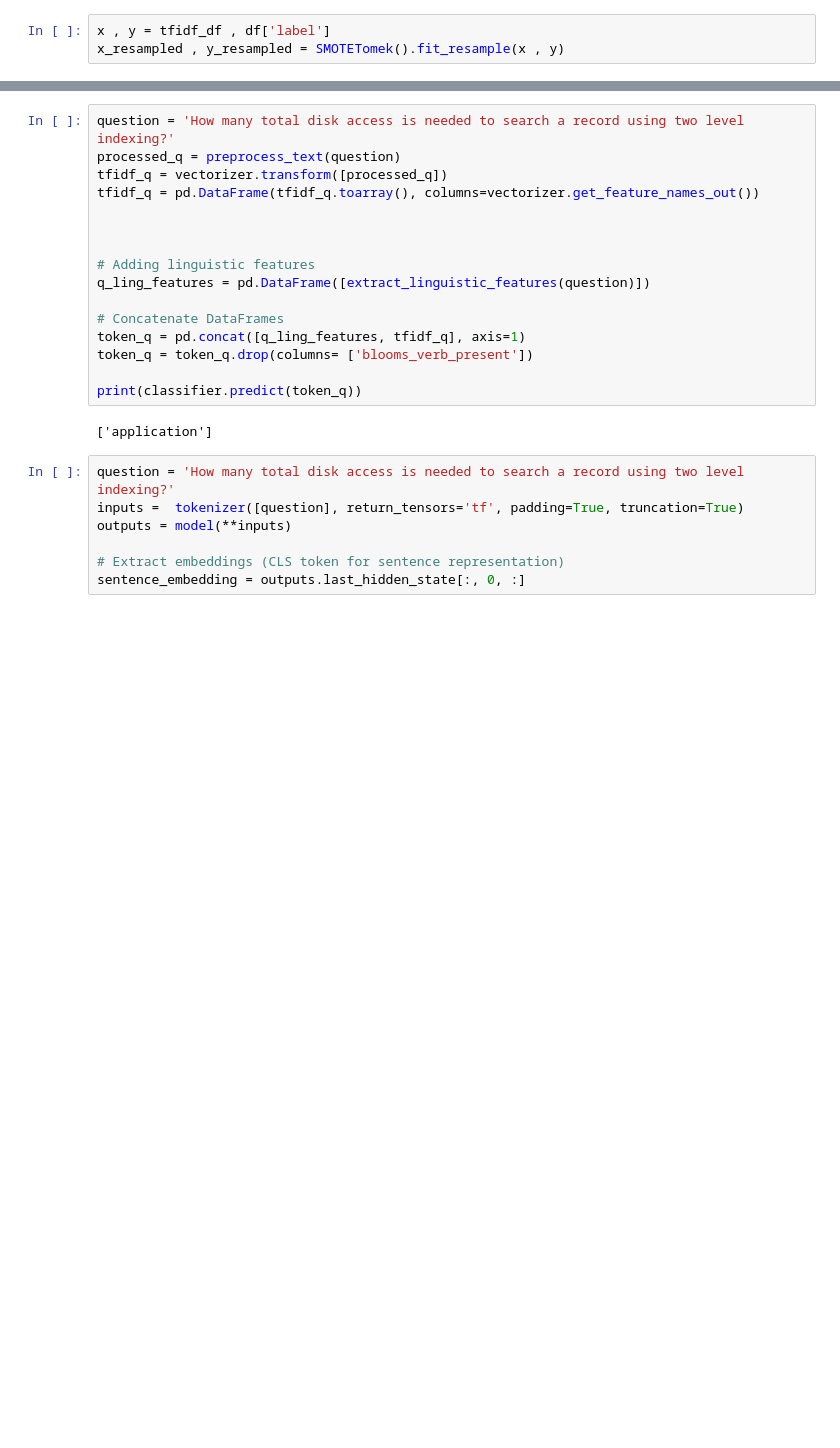
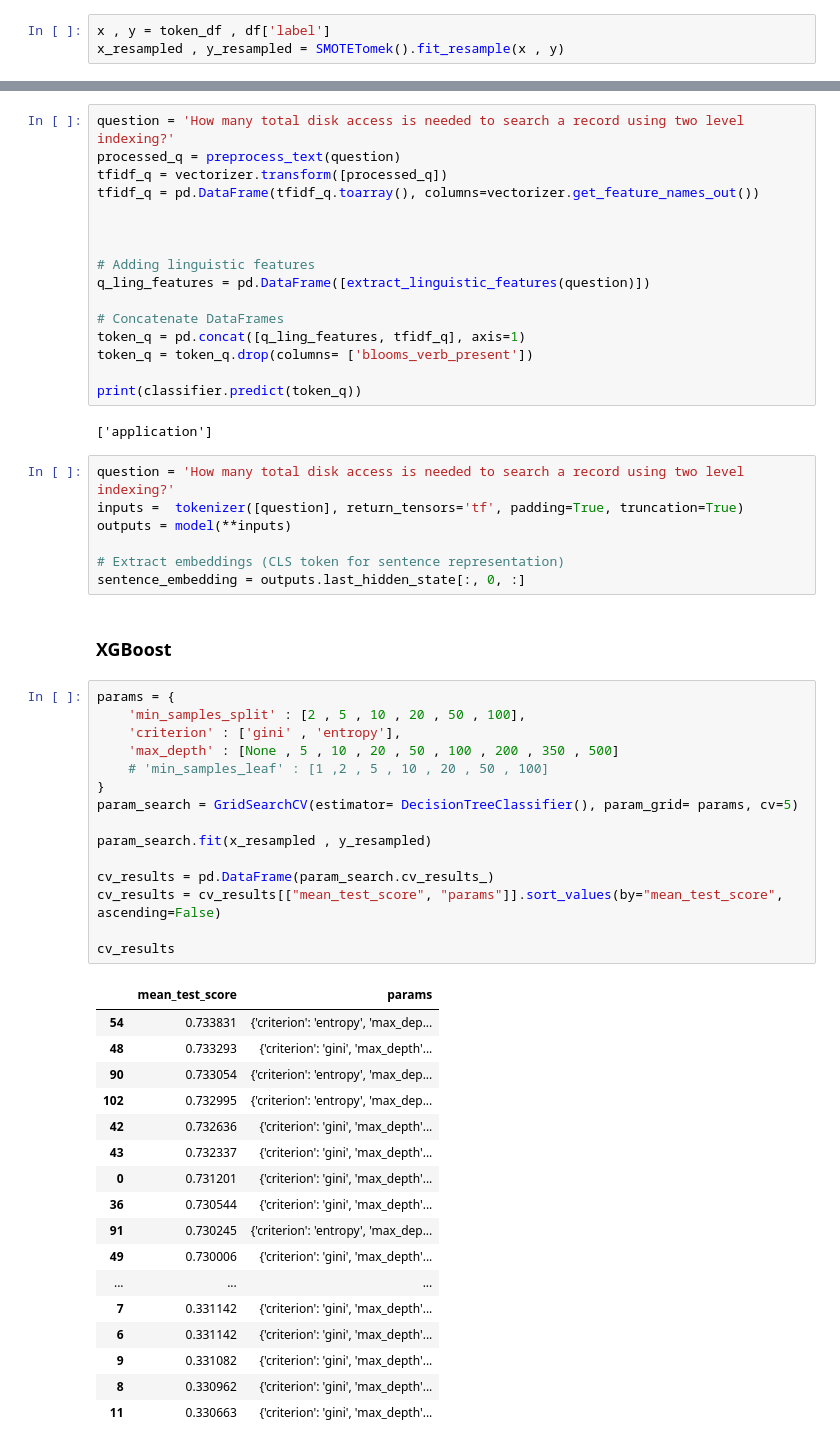
Before and after one commit to 99pranit/Qillion, a Jupyter notebook: notebook/question_classifier.ipynb, the cells around one changed output, grey strips where cells are left out. Drawn from its saved outputs; the diff is of its cells as text; blank space fills up the shorter version.

Commit message:
added decision tree

```diff
--- a/notebook/question_classifier.ipynb
+++ b/notebook/question_classifier.ipynb
@@ -137,7 +143,7 @@ token_df.columns = token_df.columns.map(str)
 # %% [markdown]
 ### Label Balancing
 # %%
-x , y = tfidf_df , df['label']
+x , y = token_df , df['label']
 x_resampled , y_resampled = SMOTETomek().fit_resample(x , y)
 # %% [markdown]
 ### Dimensionality Reduction
@@ -224,3 +230,38 @@ outputs = model(**inputs)
 
 # Extract embeddings (CLS token for sentence representation)
 sentence_embedding = outputs.last_hidden_state[:, 0, :]
+# %% [markdown]
+### XGBoost
+# %%
+params = {
+    'min_samples_split' : [2 , 5 , 10 , 20 , 50 , 100],
+    'criterion' : ['gini' , 'entropy'],
+    'max_depth' : [None , 5 , 10 , 20 , 50 , 100 , 200 , 350 , 500]
+    # 'min_samples_leaf' : [1 ,2 , 5 , 10 , 20 , 50 , 100]
+}
+param_search = GridSearchCV(estimator= DecisionTreeClassifier(), param_grid= params, cv=5)
+
+param_search.fit(x_resampled , y_resampled)
+
+cv_results = pd.DataFrame(param_search.cv_results_)
+cv_results = cv_results[["mean_test_score", "params"]].sort_values(by="mean_test_score", ascending=False)
+
+cv_results
+# %% [output]
+|  | mean_test_score | params |
+| 54 | 0.733831 | {'criterion': 'entropy', 'max_dep... |
+| 48 | 0.733293 | {'criterion': 'gini', 'max_depth'... |
+| 90 | 0.733054 | {'criterion': 'entropy', 'max_dep... |
+| 102 | 0.732995 | {'criterion': 'entropy', 'max_dep... |
+| 42 | 0.732636 | {'criterion': 'gini', 'max_depth'... |
+| 43 | 0.732337 | {'criterion': 'gini', 'max_depth'... |
+| 0 | 0.731201 | {'criterion': 'gini', 'max_depth'... |
+| 36 | 0.730544 | {'criterion': 'gini', 'max_depth'... |
+| 91 | 0.730245 | {'criterion': 'entropy', 'max_dep... |
+| 49 | 0.730006 | {'criterion': 'gini', 'max_depth'... |
+| ... | ... | ... |
+| 7 | 0.331142 | {'criterion': 'gini', 'max_depth'... |
+| 6 | 0.331142 | {'criterion': 'gini', 'max_depth'... |
+| 9 | 0.331082 | {'criterion': 'gini', 'max_depth'... |
+| 8 | 0.330962 | {'criterion': 'gini', 'max_depth'... |
+| 11 | 0.330663 | {'criterion': 'gini', 'max_depth'... |
```
Also changed, not shown: parts of 7 cells of this notebook.
